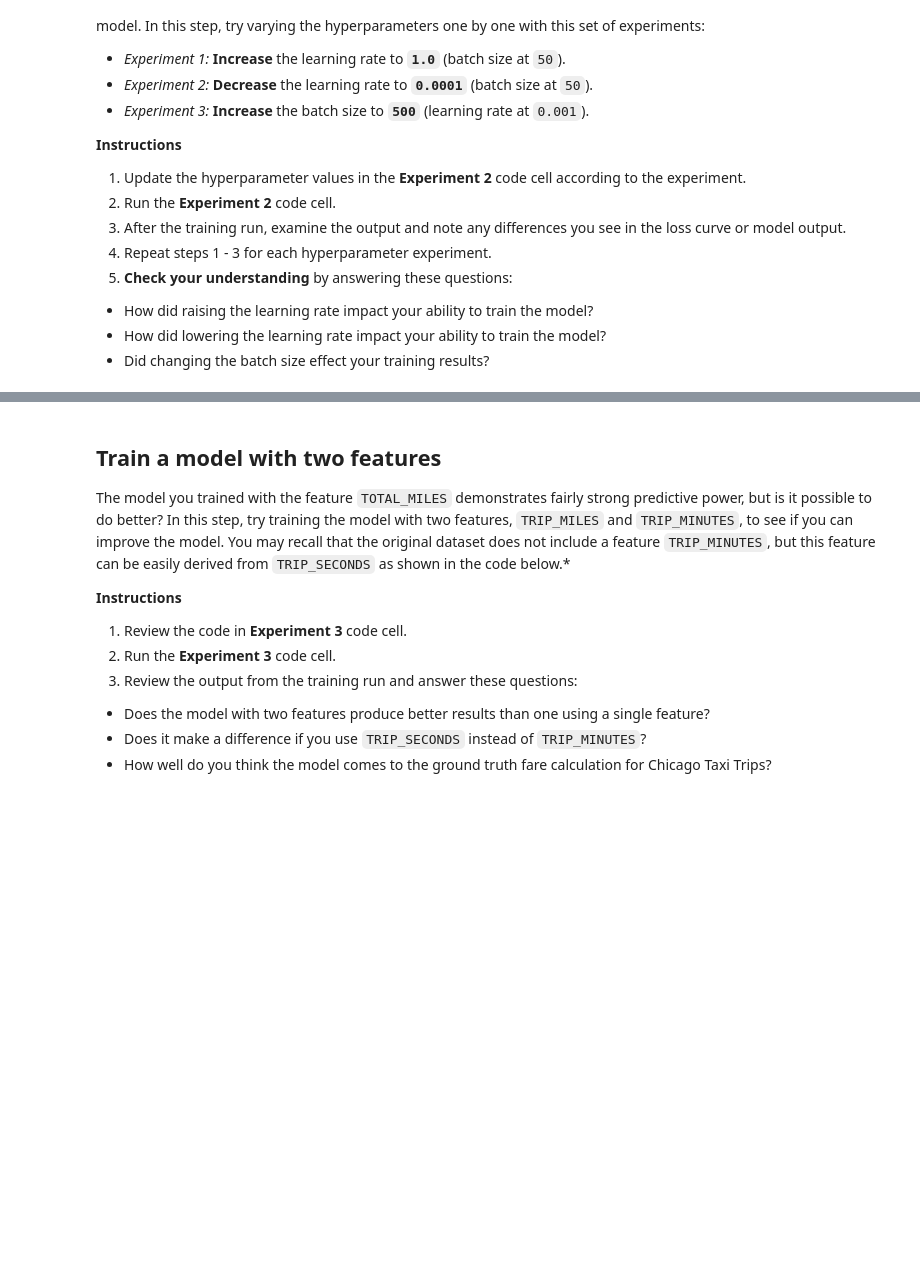
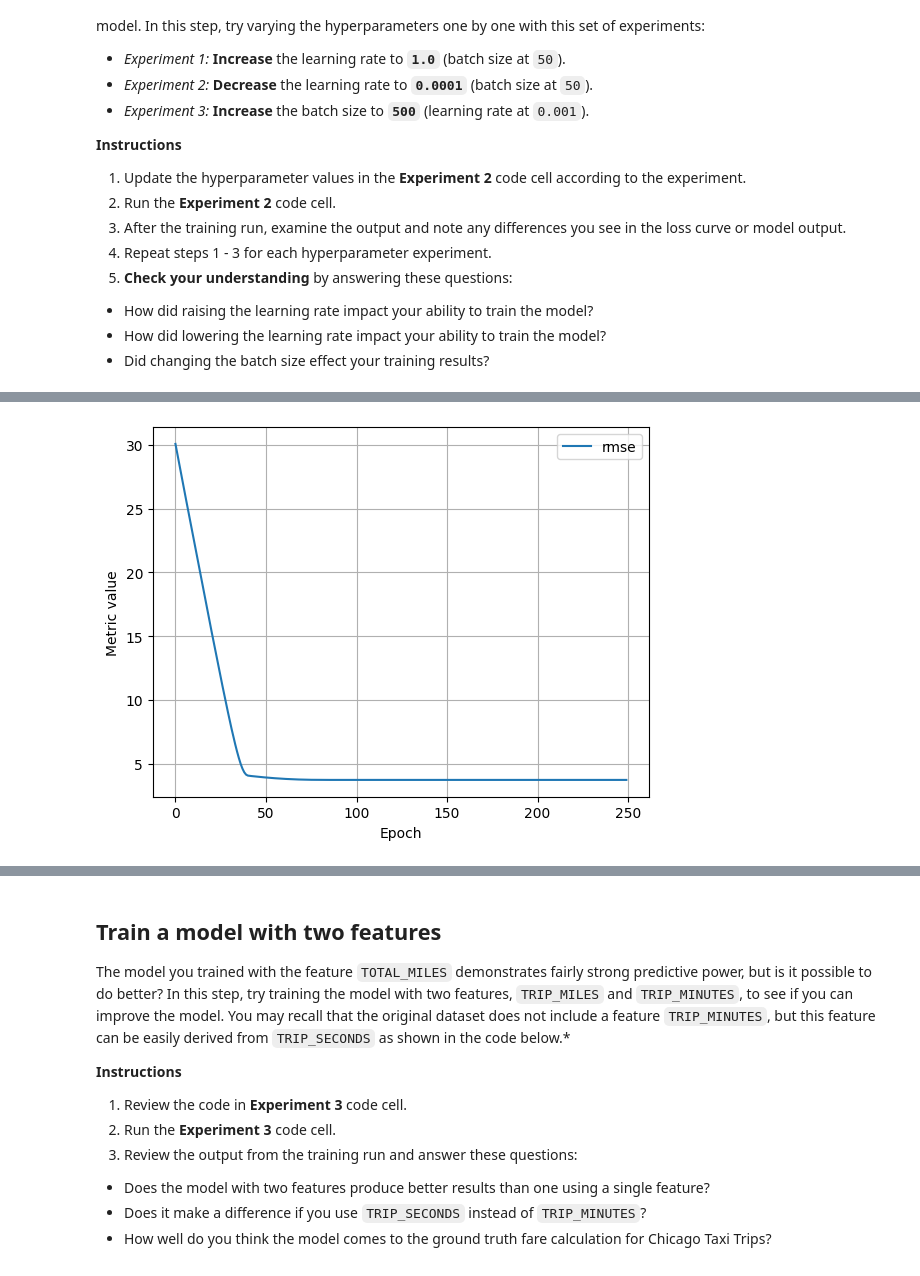
Before and after one commit to muhmteminylmz/Chinese-Postman-Proglem, a Jupyter notebook: ml/cc/exercises/linear_regression_taxi.ipynb, the cells around one changed output, grey strips where cells are left out. Drawn from its saved outputs; the diff is of its cells as text; code cells hidden in the pictures; blank space fills up the shorter version.

```diff
--- a/ml/cc/exercises/linear_regression_taxi.ipynb
+++ b/ml/cc/exercises/linear_regression_taxi.ipynb
@@ -370,8 +456,8 @@ It is common with machine learning to run multiple experiments to find the best
 # TODO - Adjust these hyperparameters to see how they impact a training run.
 settings_2 = ml_edu.experiment.ExperimentSettings(
     learning_rate = 0.001,
-    number_epochs = 20,
-    batch_size = 50,
+    number_epochs = 250,
+    batch_size = 500,
     input_features = ['TRIP_MILES']
 )
 
@@ -383,3 +469,4 @@ experiment_2 = train_model('one_feature_hyper', model_2, training_df, 'FARE', se
 
 ml_edu.results.plot_experiment_metrics(experiment_2, ['rmse'])
 ml_edu.results.plot_model_predictions(experiment_2, training_df, 'FARE')
+# %% [output]
@@ -386,3 +491,4 @@ ml_edu.results.plot_model_predictions(experiment_2, training_df, 'FARE')
+[figure, added]
 # %%
 #@title Double-click to view answers for hyperparameter experiments
 
```
Also changed, not shown: parts of 17 cells of this notebook.
